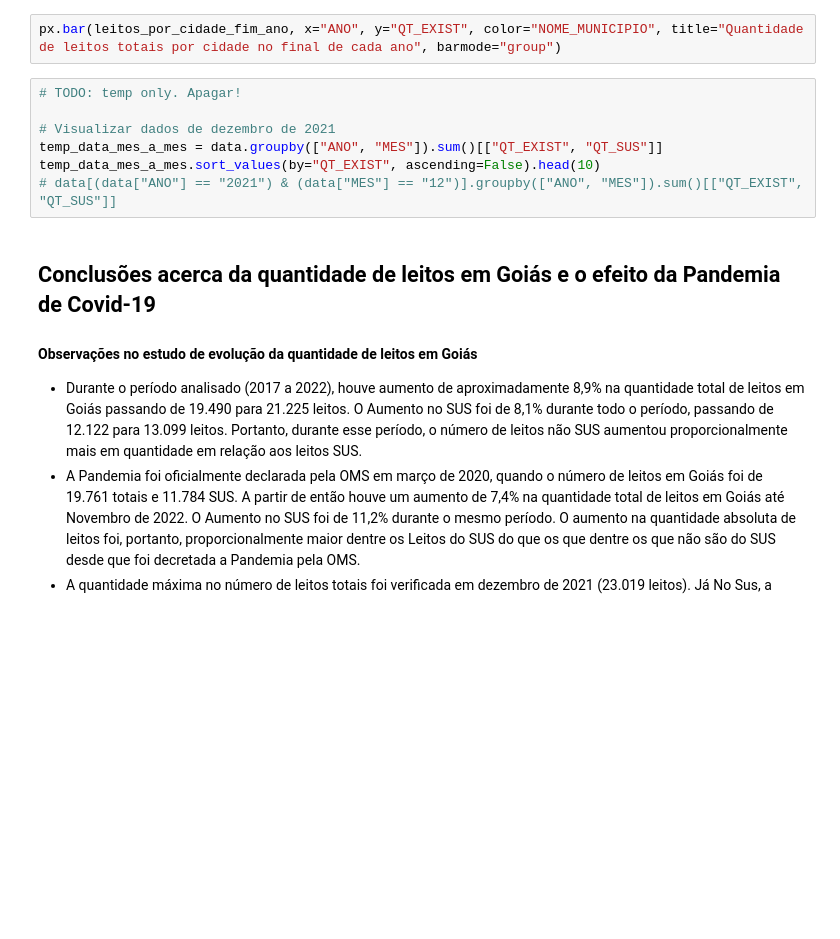
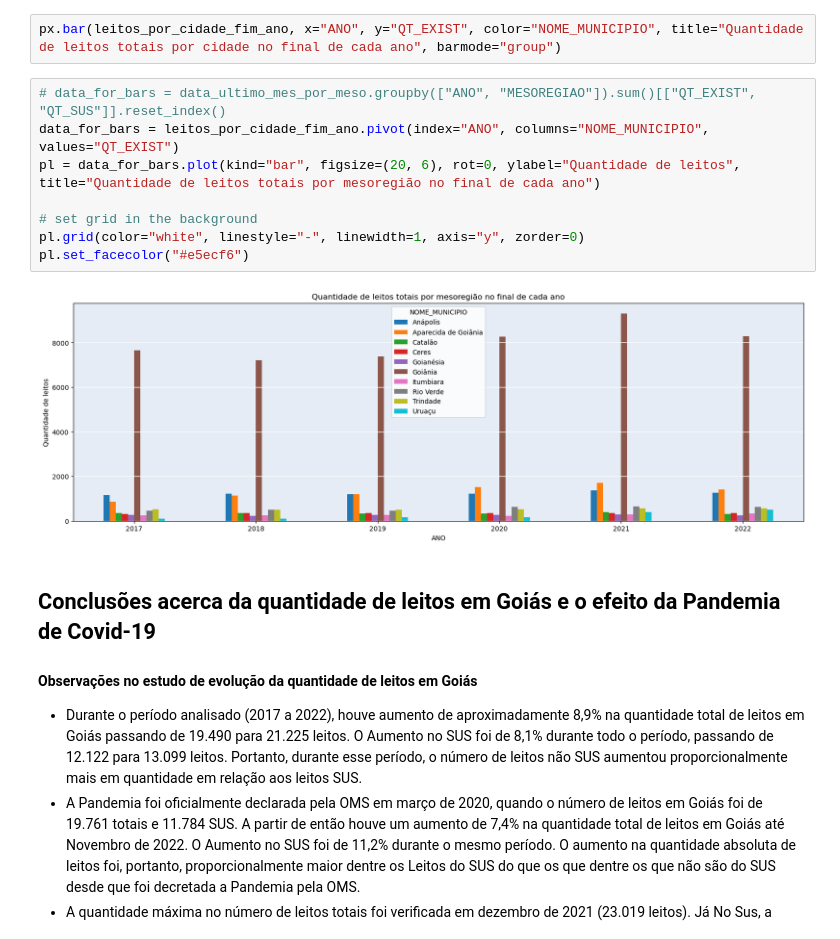
Before and after one commit to brunoconterato/go-capacidade-hospitalar, a Jupyter notebook: eda.ipynb, the cells around one changed output. Saved outputs shown, nothing was run; the diff lists cells and outputs as text; blank space fills up the shorter version.

```diff
--- a/eda.ipynb
+++ b/eda.ipynb
@@ -366,12 +387,15 @@ leitos_por_cidade_fim_ano.head()
 # %%
 px.bar(leitos_por_cidade_fim_ano, x="ANO", y="QT_EXIST", color="NOME_MUNICIPIO", title="Quantidade de leitos totais por cidade no final de cada ano", barmode="group")
-# %%
-# TODO: temp only. Apagar!
-
-# Visualizar dados de dezembro de 2021
-temp_data_mes_a_mes = data.groupby(["ANO", "MES"]).sum()[["QT_EXIST", "QT_SUS"]]
-temp_data_mes_a_mes.sort_values(by="QT_EXIST", ascending=False).head(10)
-# data[(data["ANO"] == "2021") & (data["MES"] == "12")].groupby(["ANO", "MES"]).sum()[["QT_EXIST", "QT_SUS"]]
+# %%
+# data_for_bars = data_ultimo_mes_por_meso.groupby(["ANO", "MESOREGIAO"]).sum()[["QT_EXIST", "QT_SUS"]].reset_index()
+data_for_bars = leitos_por_cidade_fim_ano.pivot(index="ANO", columns="NOME_MUNICIPIO", values="QT_EXIST")
+pl = data_for_bars.plot(kind="bar", figsize=(20, 6), rot=0, ylabel="Quantidade de leitos", title="Quantidade de leitos totais por mesoregião no final de cada ano")
+
+# set grid in the background
+pl.grid(color="white", linestyle="-", linewidth=1, axis="y", zorder=0)
+pl.set_facecolor("#e5ecf6")
+# %% [output]
+[figure, added]
 # %% [markdown]
 ## Conclusões acerca da quantidade de leitos em Goiás e o efeito da Pandemia de Covid-19
 
```
Also changed, not shown: parts of 2 cells of this notebook.
